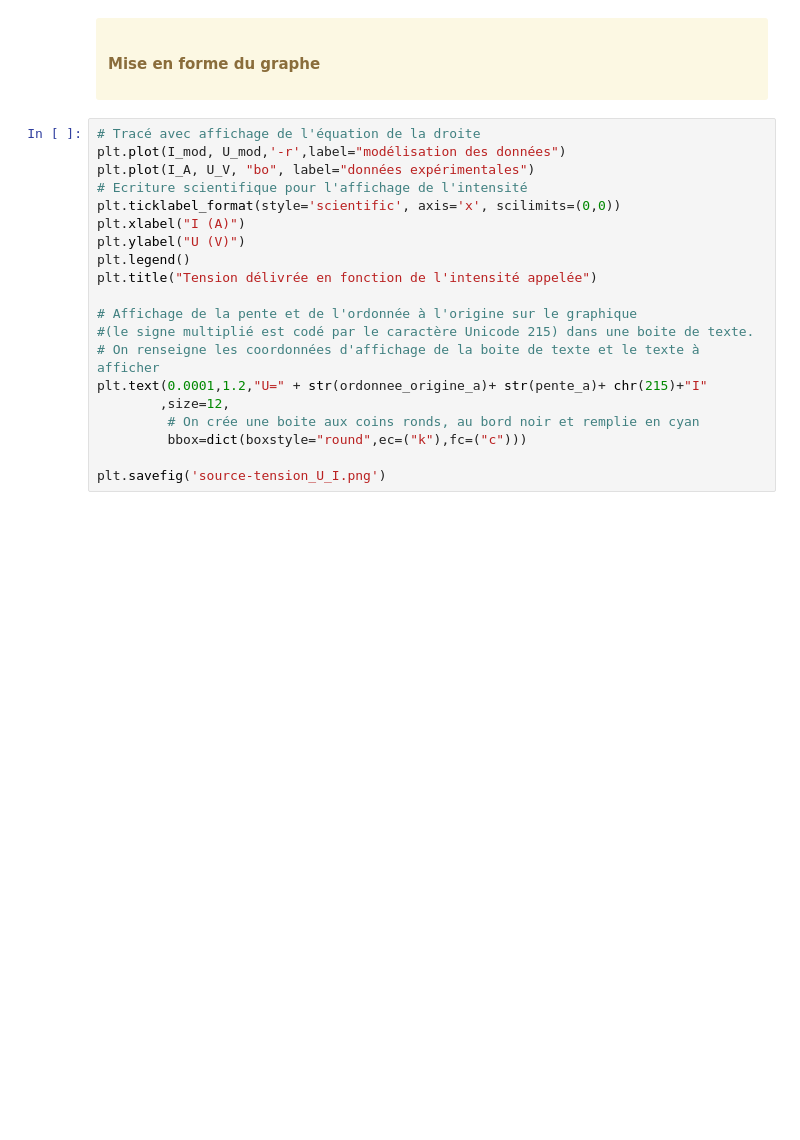
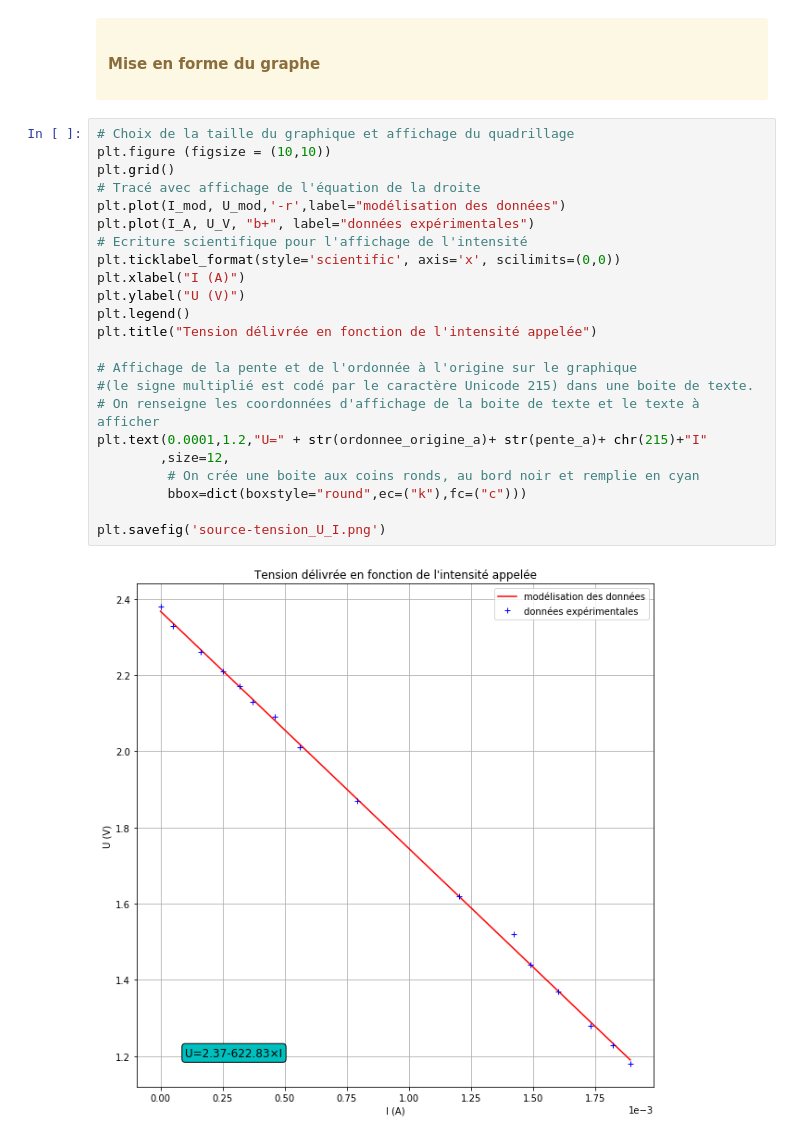
Before and after one commit to Nhopierre/Py-R, a Jupyter notebook: caracteristique generateur reel.ipynb, the cells around one changed output. Saved outputs shown, nothing was run; the diff lists cells and outputs as text; blank space fills up the shorter version.

```diff
--- a/caracteristique generateur reel.ipynb
+++ b/caracteristique generateur reel.ipynb
@@ -95,22 +107,27 @@ plt.show()
 # %% [markdown]
 <div class = 'alert alert-warning'><h4>Mise en forme du graphe</h4></div>
 # %%
+# Choix de la taille du graphique et affichage du quadrillage
+plt.figure (figsize = (10,10))
+plt.grid()
 # Tracé avec affichage de l'équation de la droite
 plt.plot(I_mod, U_mod,'-r',label="modélisation des données")
-plt.plot(I_A, U_V, "bo", label="données expérimentales")
+plt.plot(I_A, U_V, "b+", label="données expérimentales")
 # Ecriture scientifique pour l'affichage de l'intensité
 plt.ticklabel_format(style='scientific', axis='x', scilimits=(0,0))
 plt.xlabel("I (A)")
 plt.ylabel("U (V)")
 plt.legend()
 plt.title("Tension délivrée en fonction de l'intensité appelée")
 
 # Affichage de la pente et de l'ordonnée à l'origine sur le graphique
 #(le signe multiplié est codé par le caractère Unicode 215) dans une boite de texte.
 # On renseigne les coordonnées d'affichage de la boite de texte et le texte à afficher
 plt.text(0.0001,1.2,"U=" + str(ordonnee_origine_a)+ str(pente_a)+ chr(215)+"I"
         ,size=12,
          # On crée une boite aux coins ronds, au bord noir et remplie en cyan
          bbox=dict(boxstyle="round",ec=("k"),fc=("c")))
 
 plt.savefig('source-tension_U_I.png')
+# %% [output]
+[figure, added]
```
Also changed, not shown: parts of 7 cells of this notebook.
